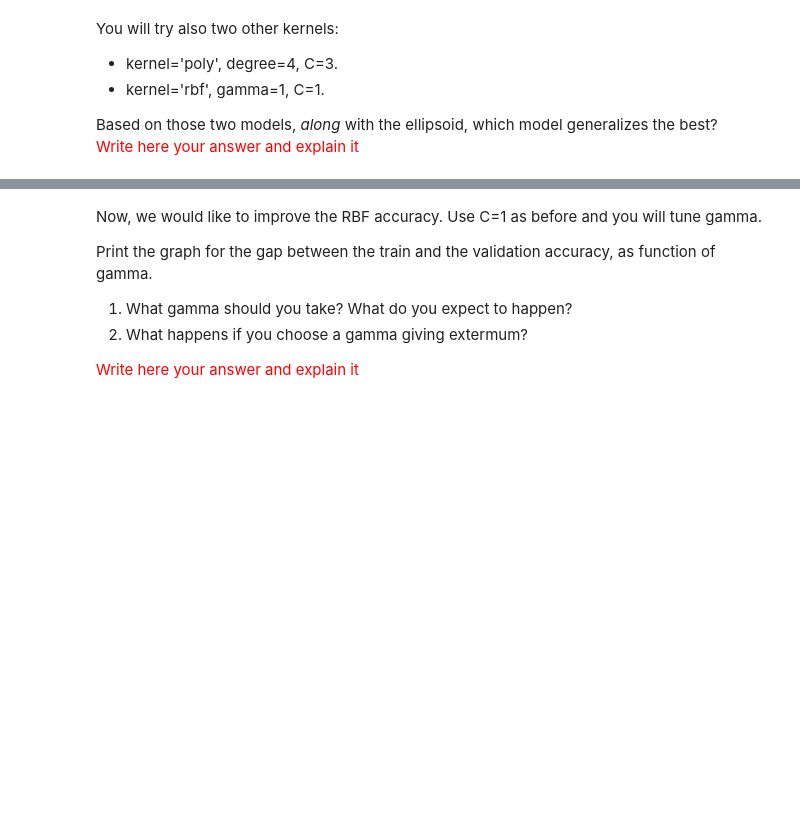
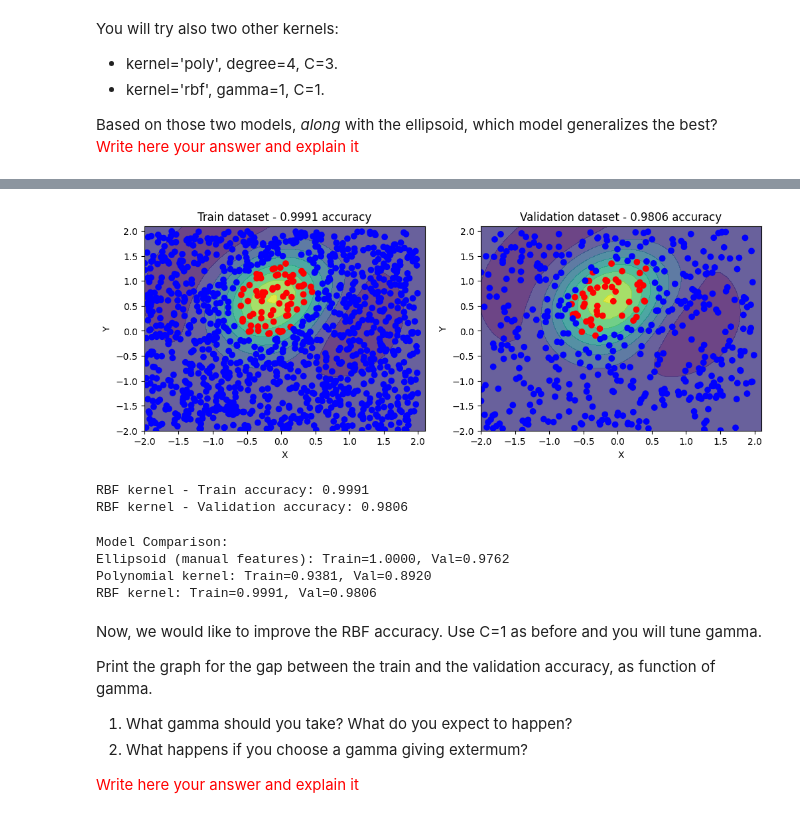
Before and after one commit to MahmoudAbade/ML-HW, a Jupyter notebook: HW3.ipynb, the cells around one changed output, grey strips where cells are left out. Saved outputs shown, nothing was run; the diff lists cells and outputs as text; code cells hidden in the pictures; blank space fills up the shorter version.

```diff
--- a/HW3.ipynb
+++ b/HW3.ipynb
@@ -164,31 +186,51 @@ plt.show()
 # %%
-from sklearn.svm import SVC
-
-model = # Implement here
-clf = model.fit(X_train, y_train)
+# Test RBF kernel
+model_rbf = SVC(kernel='rbf', gamma=1, C=1)
+clf_rbf = model_rbf.fit(X_train, y_train)
 
 xx, yy = np.meshgrid(np.arange(-2, 2.2, 0.1), np.arange(-2, 2.2, 0.1))
 xy = np.c_[xx.ravel(), yy.ravel()]
 
-P = model.decision_function(xy).reshape(xx.shape)
+P = model_rbf.decision_function(xy).reshape(xx.shape)
 
 fig, axs = plt.subplots(1, 2, figsize=(12, 4))
 
 # Plot the training data on the first subplot
 axs[0].contourf(xx, yy, P, alpha=0.8)
 scatter1 = axs[0].scatter(X_train[:, 0], X_train[:, 1], c=y_train, cmap='bwr')
 axs[0].set_xlabel('X')
 axs[0].set_ylabel('Y')
-axs[0].set_title(f'Train dataset - {clf.score(X_train, y_train):.4f} accuracy')
+axs[0].set_title(f'Train dataset - {clf_rbf.score(X_train, y_train):.4f} accuracy')
 
 # Plot the validation data on the second subplot
 axs[1].contourf(xx, yy, P, alpha=0.8)
 scatter2 = axs[1].scatter(X_val[:, 0], X_val[:, 1], c=y_val, cmap='bwr')
 axs[1].set_xlabel('X')
 axs[1].set_ylabel('Y')
-axs[1].set_title(f'Validation dataset - {clf.score(X_val, y_val):.4f} accuracy')
+axs[1].set_title(f'Validation dataset - {clf_rbf.score(X_val, y_val):.4f} accuracy')
 
 plt.show()
+
+print(f"RBF kernel - Train accuracy: {clf_rbf.score(X_train, y_train):.4f}")
+print(f"RBF kernel - Validation accuracy: {clf_rbf.score(X_val, y_val):.4f}")
+# %% [output]
+[figure, added]
+RBF kernel - Train accuracy: 0.9991
+RBF kernel - Validation accuracy: 0.9806
+# %%
+# Compare all three models
+print("\nModel Comparison:")
+print(f"Ellipsoid (manual features): Train={train_acc:.4f}, Val={val_acc:.4f}")
+print(f"Polynomial kernel: Train={clf_poly.score(X_train, y_train):.4f}, Val={clf_poly.score(X_val, y_val):.4f}")
+print(f"RBF kernel: Train={clf_rbf.score(X_train, y_train):.4f}, Val={clf_rbf.score(X_val, y_val):.4f}")
+
+# Answer: The ellipsoid model generalizes the best because it has the smallest gap between
+# training and validation accuracy, indicating less overfitting while maintaining good performance.
+# %% [output]
+Model Comparison:
+Ellipsoid (manual features): Train=1.0000, Val=0.9762
+Polynomial kernel: Train=0.9381, Val=0.8920
+RBF kernel: Train=0.9991, Val=0.9806
 # %% [markdown]
 Now, we would like to improve the RBF accuracy. Use C=1 as before and you will tune gamma.
 
```
Also changed, not shown: parts of 15 cells of this notebook.
